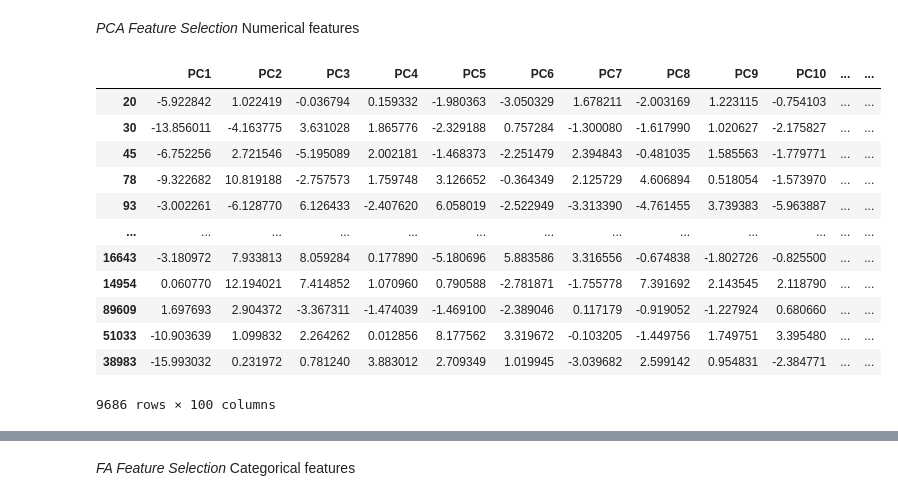
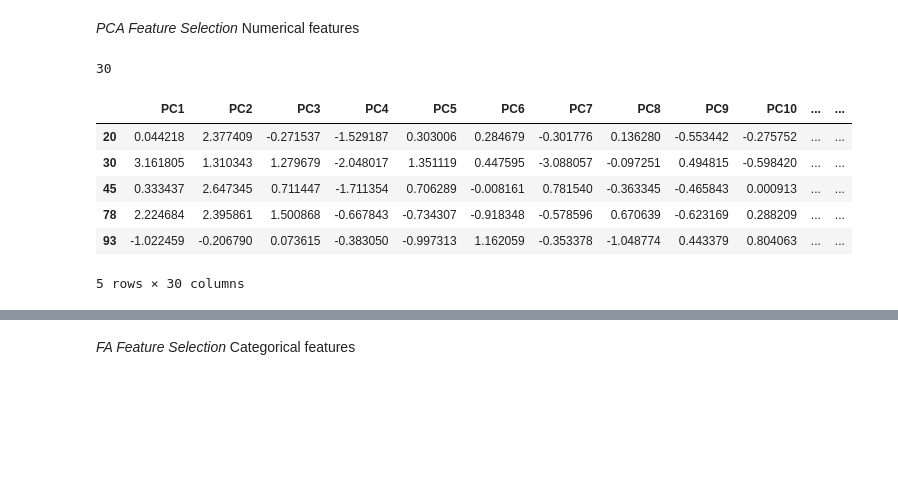
Before and after one commit to darryl-abraham/mlproject, a Jupyter notebook: preprocessing.ipynb, the cells around one changed output, grey strips where cells are left out. Cells and saved outputs as stored; diff of their text form; code cells hidden in the pictures; blank space fills up the shorter version.

```diff
--- a/preprocessing.ipynb
+++ b/preprocessing.ipynb
@@ -643,6 +645,13 @@ len(low_corr)
 # %% [markdown]
 *PCA Feature Selection*
 Numerical features
+# %%
+significant_num_feats = ['INCOME', 'MAGMALE', 'POP90C1', 'POP90C2', 'POP90C3', 'ETH16', 'MC1', 'MC2', 'OCC4', 'OCC6', 'OCC7', 'OCC9', 'OCC10', 'OCC11', 'OCC12', 'EC1', 'VOC2', 'VOC3', 'HC2', 'MHUC2', 'CARDPROM', 'CARDPM12', 'RAMNT_8', 'RAMNT_9', 'RAMNT_14', 'RAMNT_16', 'RAMNT_19', 'RAMNT_21', 'RAMNT_22', 'RAMNT_23', 'RAMNTALL', 'NGIFTALL', 'CARDGIFT', 'MINRDATE', 'LASTGIFT', 'LASTDATE', 'AVGGIFT', 'ADATE_5', 'ADATE_12', 'ADATE_15', 'ADATE_20']
+drop_nums = ['MAGMALE', 'RAMNT_8', 'RAMNT_9', 'RAMNT_14', 'RAMNT_16', 'RAMNT_19', 'RAMNT_21', 'RAMNT_22', 'RAMNT_23', 'ADATE_15', 'ADATE_20']
+significant_num_feats = [value for value in significant_num_feats if value not in drop_nums]
+len(significant_num_feats)
+# %% [output]
+30
 # %%
 def perform_pca(data, numerical_vars, n_components=10):
     # Numerical variable preprocessing: Standardization
@@ -654,28 +663,19 @@ def perform_pca(data, numerical_vars, n_components=10):
     pca_result = pca.fit_transform(scaled_numerical_data)
 
     # Create DataFrame to store PCA results
-    pca_df = pd.DataFrame(pca_result, columns=[f'PC{i}' for i in range(1, n_components+1)], index=df[num_feats].index)
+    pca.df = pd.DataFrame(pca_result, columns=[f'PC{i}' for i in range(1, n_components+1)], index=df[num_feats].index)
 
-    # Get explained variance ratio
-    explained_variance_ratio = pca.explained_variance_ratio_
-
-    return pca_df, explained_variance_ratio
+    return pca
 # %%
-pca_df, explained_var_pca = perform_pca(df, num_feats, n_components=100)
-pca_df.head()
+pca = perform_pca(df, significant_num_feats, n_components=30)
+pca.df.head()
 # %% [output]
 |  | PC1 | PC2 | PC3 | PC4 | PC5 | PC6 | PC7 | PC8 | PC9 | PC10 | ... | ... |
-| 20 | -5.922842 | 1.022419 | -0.036794 | 0.159332 | -1.980363 | -3.050329 | 1.678211 | -2.003169 | 1.223115 | -0.754103 | ... | ... |
-| 30 | -13.856011 | -4.163775 | 3.631028 | 1.865776 | -2.329188 | 0.757284 | -1.300080 | -1.617990 | 1.020627 | -2.175827 | ... | ... |
-| 45 | -6.752256 | 2.721546 | -5.195089 | 2.002181 | -1.468373 | -2.251479 | 2.394843 | -0.481035 | 1.585563 | -1.779771 | ... | ... |
-| 78 | -9.322682 | 10.819188 | -2.757573 | 1.759748 | 3.126652 | -0.364349 | 2.125729 | 4.606894 | 0.518054 | -1.573970 | ... | ... |
-| 93 | -3.002261 | -6.128770 | 6.126433 | -2.407620 | 6.058019 | -2.522949 | -3.313390 | -4.761455 | 3.739383 | -5.963887 | ... | ... |
-| ... | ... | ... | ... | ... | ... | ... | ... | ... | ... | ... | ... | ... |
-| 16643 | -3.180972 | 7.933813 | 8.059284 | 0.177890 | -5.180696 | 5.883586 | 3.316556 | -0.674838 | -1.802726 | -0.825500 | ... | ... |
-| 14954 | 0.060770 | 12.194021 | 7.414852 | 1.070960 | 0.790588 | -2.781871 | -1.755778 | 7.391692 | 2.143545 | 2.118790 | ... | ... |
-| 89609 | 1.697693 | 2.904372 | -3.367311 | -1.474039 | -1.469100 | -2.389046 | 0.117179 | -0.919052 | -1.227924 | 0.680660 | ... | ... |
-| 51033 | -10.903639 | 1.099832 | 2.264262 | 0.012856 | 8.177562 | 3.319672 | -0.103205 | -1.449756 | 1.749751 | 3.395480 | ... | ... |
-| 38983 | -15.993032 | 0.231972 | 0.781240 | 3.883012 | 2.709349 | 1.019945 | -3.039682 | 2.599142 | 0.954831 | -2.384771 | ... | ... |
+| 20 | 0.044218 | 2.377409 | -0.271537 | -1.529187 | 0.303006 | 0.284679 | -0.301776 | 0.136280 | -0.553442 | -0.275752 | ... | ... |
+| 30 | 3.161805 | 1.310343 | 1.279679 | -2.048017 | 1.351119 | 0.447595 | -3.088057 | -0.097251 | 0.494815 | -0.598420 | ... | ... |
+| 45 | 0.333437 | 2.647345 | 0.711447 | -1.711354 | 0.706289 | -0.008161 | 0.781540 | -0.363345 | -0.465843 | 0.000913 | ... | ... |
+| 78 | 2.224684 | 2.395861 | 1.500868 | -0.667843 | -0.734307 | -0.918348 | -0.578596 | 0.670639 | -0.623169 | 0.288209 | ... | ... |
+| 93 | -1.022459 | -0.206790 | 0.073615 | -0.383050 | -0.997313 | 1.162059 | -0.353378 | -1.048774 | 0.443379 | 0.804063 | ... | ... |
-9686 rows × 100 columns
+5 rows × 30 columns
 # %%
 # cumulative explained variance
```
Also changed, not shown: parts of 6 cells of this notebook, 3 other files.
